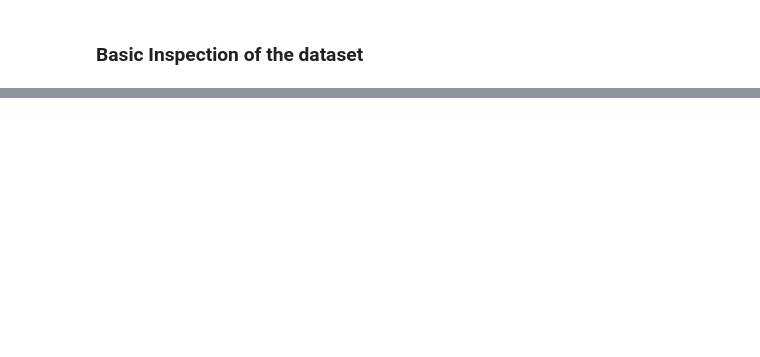
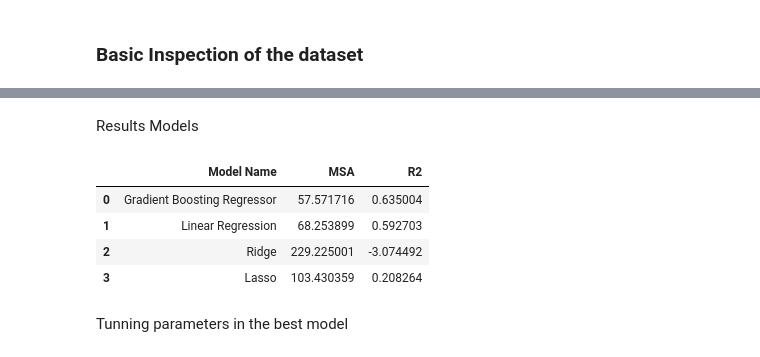
Before and after one commit to Liliia-Aliakberova/MachineLearningProject, a Jupyter notebook: FinalModel_General.ipynb, the cells around one changed output, grey strips where cells are left out. Drawn from its saved outputs; the diff is of its cells as text; code cells hidden in the pictures; blank space fills up the shorter version.

```diff
--- a/FinalModel_General.ipynb
+++ b/FinalModel_General.ipynb
@@ -534,0 +491,2 @@ MLPRegressor()
+# %%
+results_models=[]
@@ -534,0 +623,33 @@ MLPRegressor()
+# %%
+from sklearn.linear_model import LassoCV
+
+model =  LassoCV()
+
+# Calculate the mean squared error using cross-validation
+mse_scores = -1 * cross_val_score(model, X_train, y_train_t, cv=10, scoring='neg_mean_absolute_error')
+print("Mean squared error using cross-validation: ", mse_scores.mean())
+
+# Calculate the R2 score using cross-validation
+r2_scores = cross_val_score(model, X_train, y_train_t, cv=10, scoring='r2')
+print("R2 score using cross-validation: ", r2_scores.mean())
+
+# Train the model on the full training set
+model.fit(X_train, y_train_t, sample_weight=sample_weights_train)
+
+# Predict on the test set and calculate metrics
+y_pred = model.predict(X_test)
+mse = mean_absolute_error(y_test_t, y_pred)
+r2 = r2_score(y_test_t, y_pred)
+print("Mean squared error on test set: ", mse)
+print("R2 score on test set: ", r2)
+
+
+# Predict on the test set and calculate metrics
+y_pred =np.exp(y_pred) - 0.000001
+msa = mean_absolute_error(y_test, y_pred)
+r2 = r2_score(y_test, y_pred)
+
+print("Mean absolute error on test set: ", msa)
+print("R2 score on test set: ", r2)
+
+results_models.append(["Lasso",msa,r2])
@@ -534,0 +664,13 @@ MLPRegressor()
+# %% [markdown]
+Results Models
+# %%
+final_results=pd.DataFrame(results_models, columns=["Model Name","MSA", "R2"])
+final_results
+# %% [output]
+|  | Model Name | MSA | R2 |
+| 0 | Gradient Boosting Regressor | 57.571716 | 0.635004 |
+| 1 | Linear Regression | 68.253899 | 0.592703 |
+| 2 | Ridge | 229.225001 | -3.074492 |
+| 3 | Lasso | 103.430359 | 0.208264 |
+# %% [markdown]
+Tunning parameters in the best model
```
Also changed, not shown: parts of 99 cells of this notebook, 1 other file.
